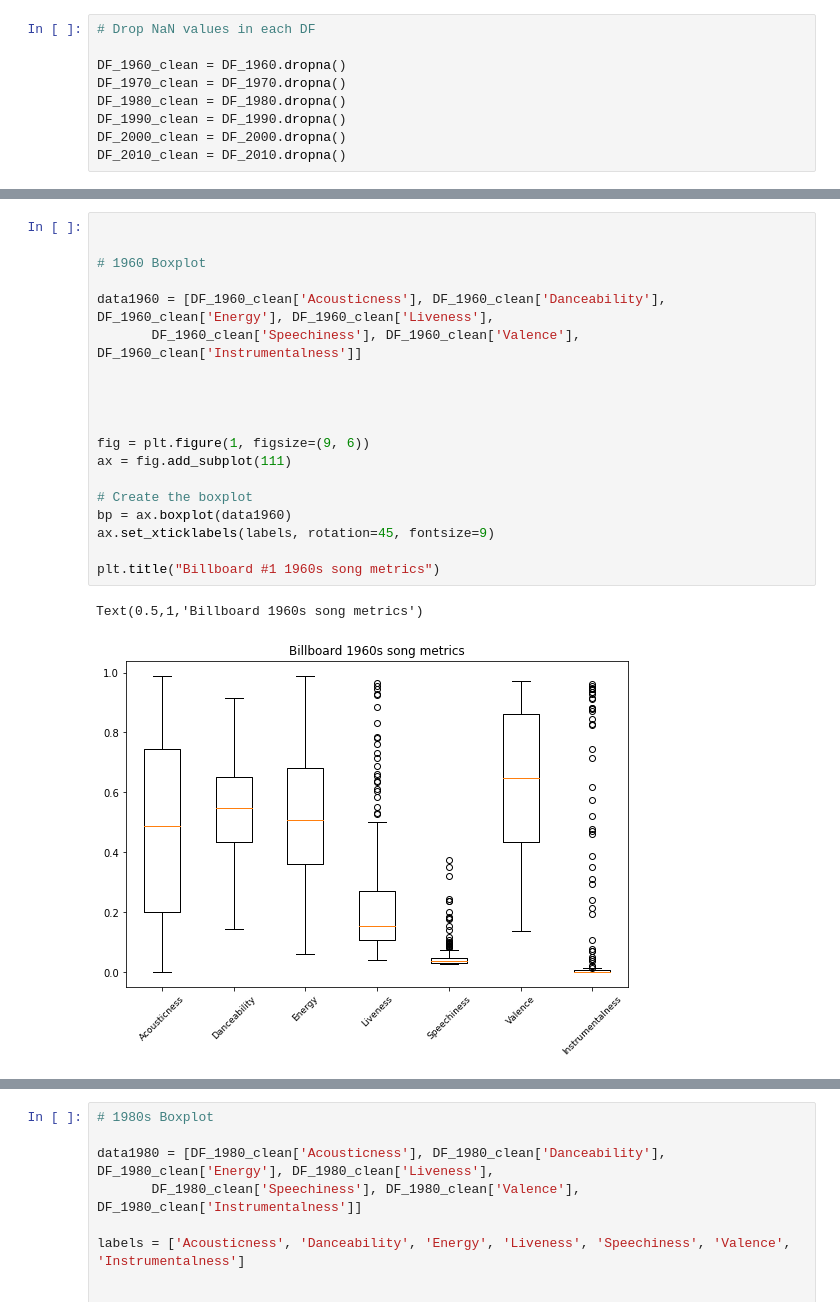
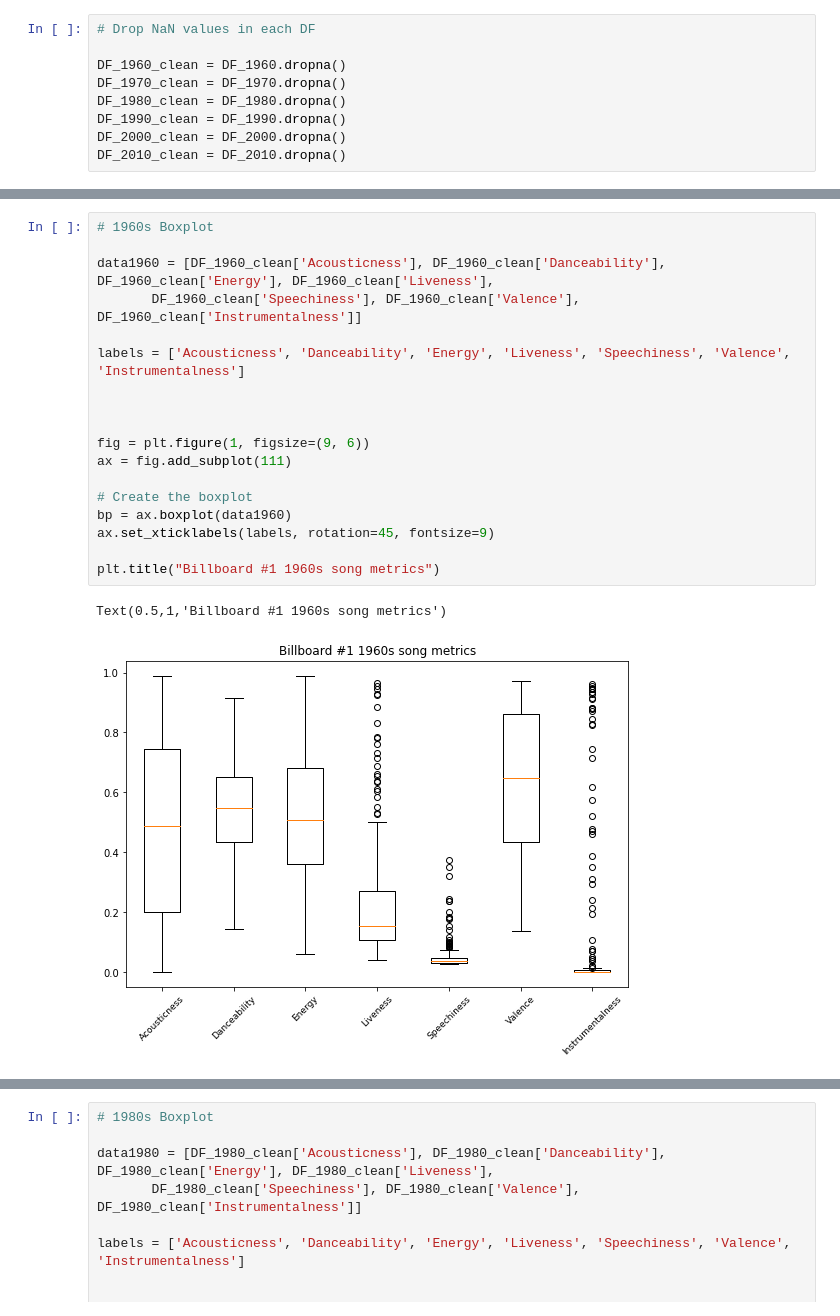
Before and after one commit to wwenash/New_improved_repo, a Jupyter notebook: Song_Metric_Graphs.ipynb, the cells around one changed output, grey strips where cells are left out. Saved outputs shown, nothing was run; the diff lists cells and outputs as text.

```diff
--- a/Song_Metric_Graphs.ipynb
+++ b/Song_Metric_Graphs.ipynb
@@ -62,22 +175,21 @@ Text(0.5,1,'Billboard #1 1960-Current song metrics')
 # %%
-
-
-# 1960 Boxplot
+# 1960s Boxplot
 
 data1960 = [DF_1960_clean['Acousticness'], DF_1960_clean['Danceability'], DF_1960_clean['Energy'], DF_1960_clean['Liveness'],
        DF_1960_clean['Speechiness'], DF_1960_clean['Valence'], DF_1960_clean['Instrumentalness']]
 
+labels = ['Acousticness', 'Danceability', 'Energy', 'Liveness', 'Speechiness', 'Valence', 'Instrumentalness']
 
 
 
 fig = plt.figure(1, figsize=(9, 6))
 ax = fig.add_subplot(111)
 
 # Create the boxplot
 bp = ax.boxplot(data1960)
 ax.set_xticklabels(labels, rotation=45, fontsize=9)
 
 plt.title("Billboard #1 1960s song metrics")
 # %% [output]
-Text(0.5,1,'Billboard 1960s song metrics')
+Text(0.5,1,'Billboard #1 1960s song metrics')
-[figure, old version]
+[figure, new version]
```
Also changed, not shown: parts of 24 cells of this notebook.
